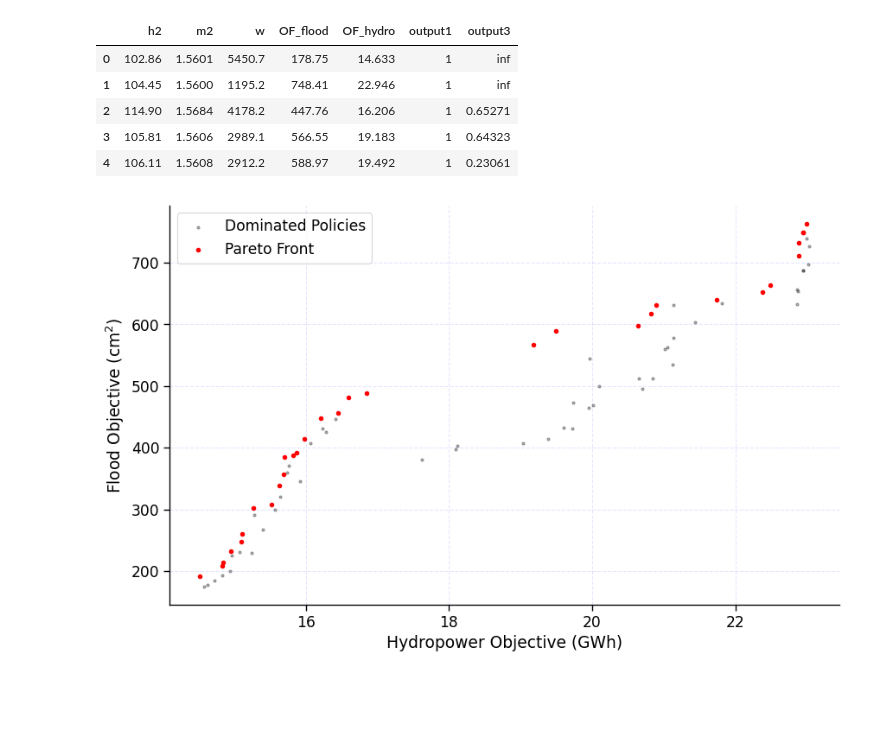
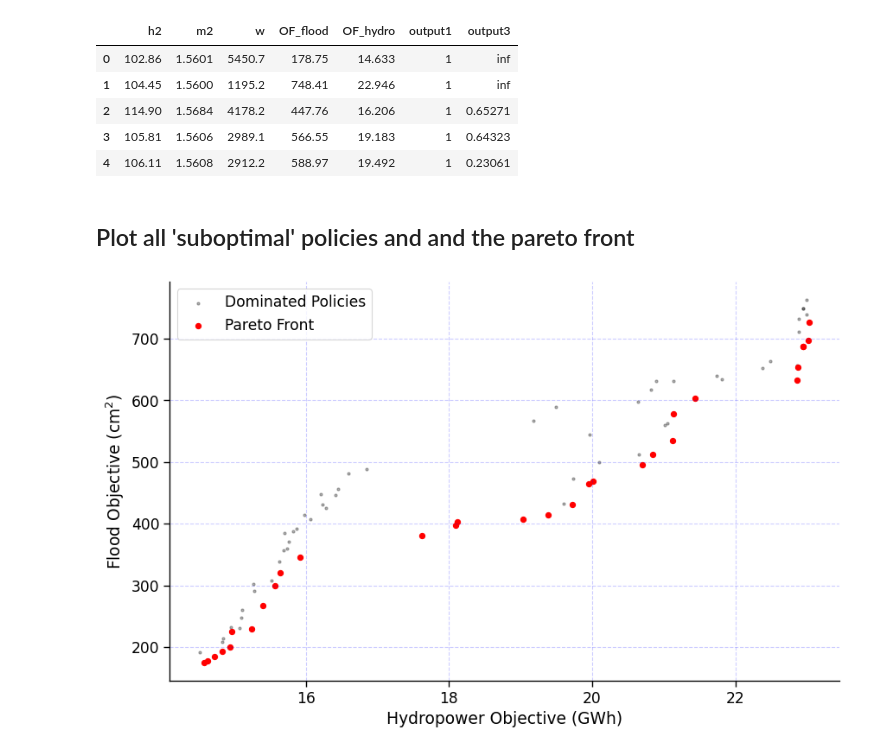
Before and after one commit to CooperBigFoot/optimal-wat-allocation, a Jupyter notebook: code/eda.ipynb, the cells around one changed output. Saved outputs shown, nothing was run; the diff lists cells and outputs as text; code cells hidden in the pictures; blank space fills up the shorter version.

```diff
--- a/code/eda.ipynb
+++ b/code/eda.ipynb
@@ -302,6 +302,8 @@ columns = ['h2', 'm2', 'w', 'OF_flood', 'OF_hydro']
 
 gen_init_policies = load_and_concat_data(chros, columns, path_to_folder)
 gen_init_policies['OF_hydro'] = - gen_init_policies['OF_hydro']
+# %% [markdown]
+## Plot all 'suboptimal' policies and and the pareto front
 # %%
 def find_pareto_frontier(df: pd.DataFrame, x: str, y: str) -> pd.DataFrame:
     """
@@ -318,46 +320,39 @@ def find_pareto_frontier(df: pd.DataFrame, x: str, y: str) -> pd.DataFrame:
     pareto_frontier = []
 
     for i, row in df.iterrows():
-        if not any((-df[x] > -row[x]) & (df[y] > row[y])):
+        if not any((df[x] > row[x]) & (-df[y] > -row[y])):
             pareto_frontier.append(row)
 
     pareto_frontier = pd.DataFrame(pareto_frontier, columns=df.columns)
     return pareto_frontier
 
 
 pareto_frontier = find_pareto_frontier(gen_opt_policies, "OF_hydro", "OF_flood")
 
 fig = plt.figure(figsize=(10, 6))
 plt.scatter(
     gen_opt_policies["OF_hydro"],
     gen_opt_policies["OF_flood"],
     c="black",
     s=5,
     alpha=0.3,
     label="Dominated Policies",
 )
 plt.scatter(
     pareto_frontier["OF_hydro"],
     pareto_frontier["OF_flood"],
     c="red",
-    s=10,
+    s=20,
     label="Pareto Front",
 )
-# plt.scatter(
-#     gen_init_policies["OF_hydro"],
-#     gen_init_policies["OF_flood"],
-#     c="blue",
-#     s=5,
-#     alpha=0.3,
-#     label="Initial Policies",
-# )
+
 plt.xlabel("Hydropower Objective (GWh)")
 plt.ylabel("Flood Objective (cm$^2$)")
 sns.despine()
 plt.legend()
-plt.grid(alpha=0.1, linestyle="--", color="#0000FF")
+plt.grid(alpha=0.2, linestyle="--", color="#0000FF")
 
 
 plt.show()
 # %% [output]
-[figure, old version]
+[figure, new version]
```
Also changed, not shown: parts of 3 cells of this notebook.
